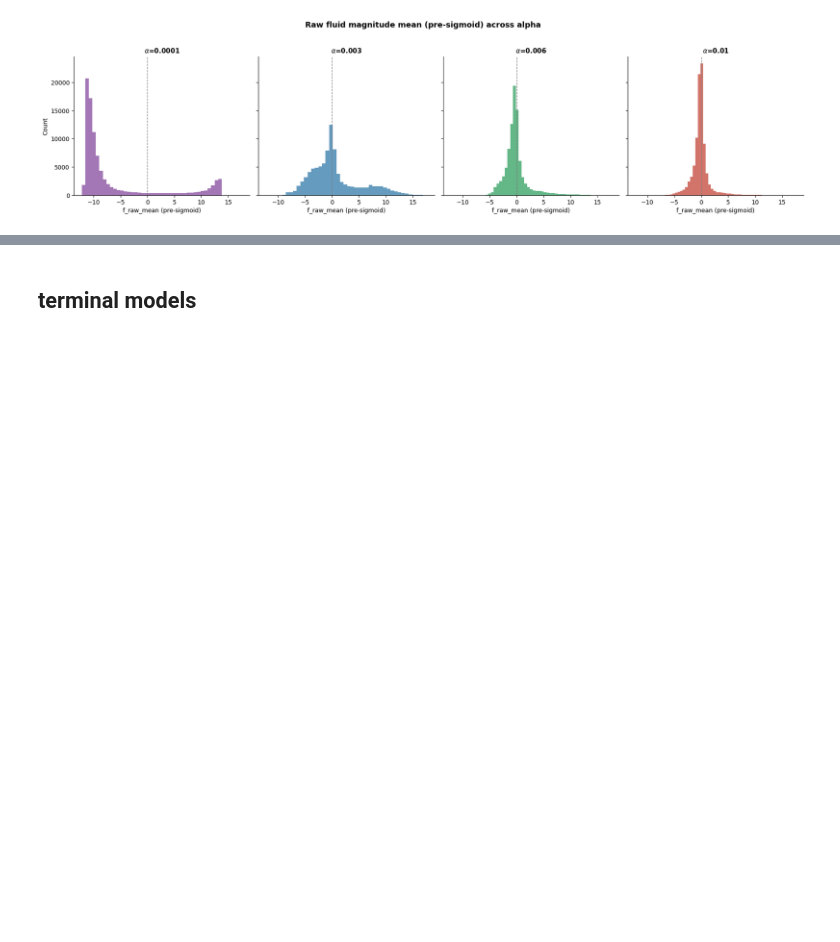
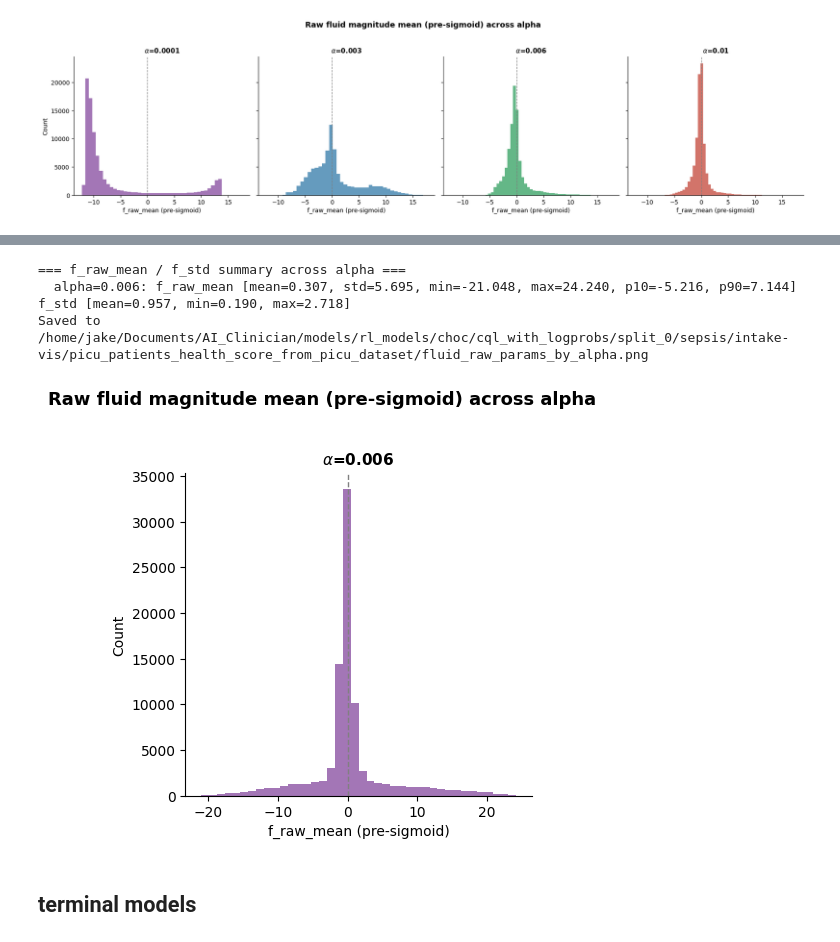
Before and after one commit to jakeormond/ai_clinician_pediatric_rl, a Jupyter notebook: src/rl/evaluate_cql_alpha_sweep.ipynb, the cells around one changed output, grey strips where cells are left out. Cells and saved outputs as stored; diff of their text form; code cells hidden in the pictures; blank space fills up the shorter version.

```diff
--- a/src/rl/evaluate_cql_alpha_sweep.ipynb
+++ b/src/rl/evaluate_cql_alpha_sweep.ipynb
@@ -428,3 +479,15 @@ Saved to /home/jake/Documents/AI_Clinician/models/rl_models/choc/cql_with_logpro
+# %%
+fig = raw_params.plot_raw_params_by_alpha(
+    cql_health_score_by_alpha,
+    alphas_to_show=[0.006],
+    processor=processors['val'],
+    save_path=os.path.join(cql_model_dir, "fluid_raw_params_by_alpha.png"),
+)
+# %% [output]
+=== f_raw_mean / f_std summary across alpha ===
+  alpha=0.006: f_raw_mean [mean=0.307, std=5.695, min=-21.048, max=24.240, p10=-5.216, p90=7.144]  f_std [mean=0.957, min=0.190, max=2.718]
+Saved to /home/jake/Documents/AI_Clinician/models/rl_models/choc/cql_with_logprobs/split_0/sepsis/intake-vis/picu_patients_health_score_from_picu_dataset/fluid_raw_params_by_alpha.png
+[figure, added]
 # %% [markdown]
 ## terminal models
 # %%
```
Also changed, not shown: parts of 5 cells of this notebook, 1 other file.
